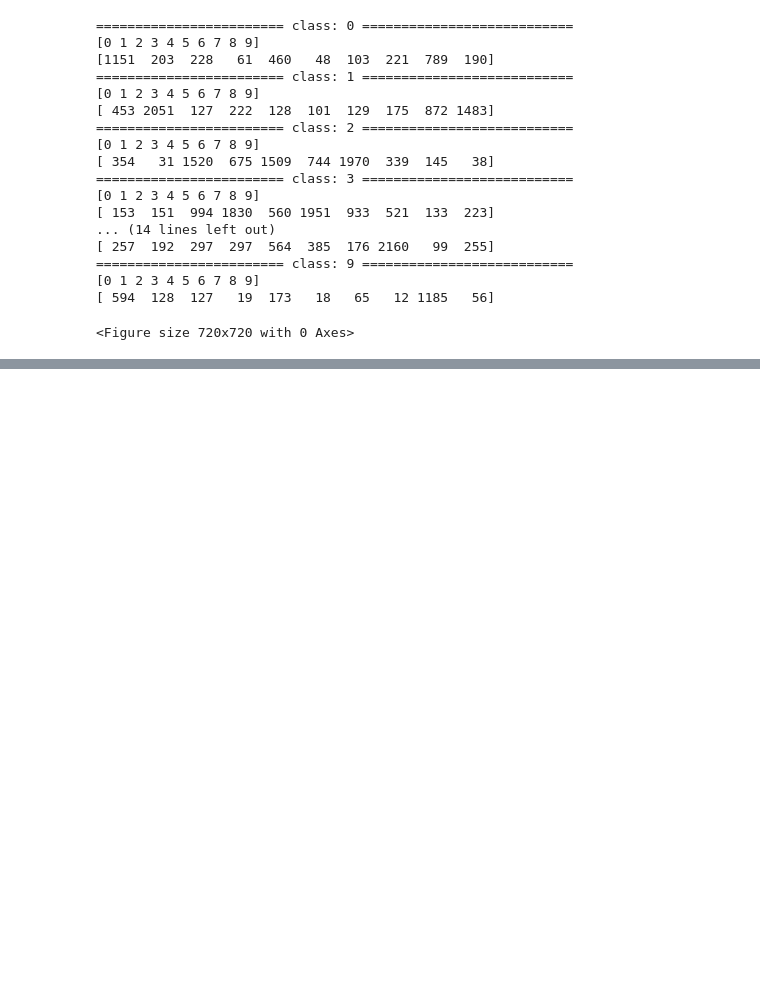
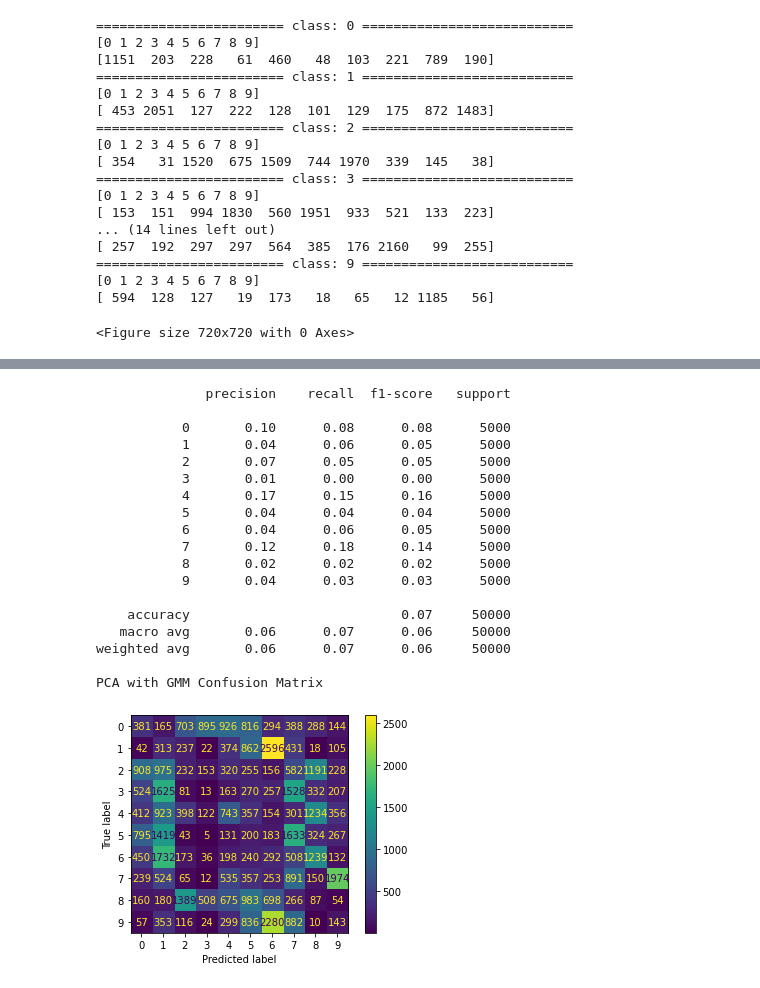
Before and after one commit to kevinlu1736/cogs118b-final-project, a Jupyter notebook: FinalProject.ipynb, the cells around one changed output, grey strips where cells are left out. Cells and saved outputs as stored; diff of their text form; code cells hidden in the pictures; blank space fills up the shorter version.

```diff
--- a/FinalProject.ipynb
+++ b/FinalProject.ipynb
@@ -582,0 +609,4 @@ with open("autoencoder_with_gmm.npy", "wb") as fp:
+# %%
+pca_gmm_df['Y_true'] = training_set['labels'].T
+pca_gmm_df['Y_pred'] = np.argmax(pca_gmm, axis=1)
+pca_gmm_df
@@ -582,0 +653,26 @@ with open("autoencoder_with_gmm.npy", "wb") as fp:
+# %%
+pca_conf = confusion_matrix(pca_gmm_df['Y_true'], pca_gmm_df['Y_pred'])
+pca_disp = ConfusionMatrixDisplay(pca_conf)
+pca_disp.plot();
+print(classification_report(pca_gmm_df['Y_true'], pca_gmm_df['Y_pred']))
+print("PCA with GMM Confusion Matrix")
+# %% [output]
+              precision    recall  f1-score   support
+
+           0       0.10      0.08      0.08      5000
+           1       0.04      0.06      0.05      5000
+           2       0.07      0.05      0.05      5000
+           3       0.01      0.00      0.00      5000
+           4       0.17      0.15      0.16      5000
+           5       0.04      0.04      0.04      5000
+           6       0.04      0.06      0.05      5000
+           7       0.12      0.18      0.14      5000
+           8       0.02      0.02      0.02      5000
+           9       0.04      0.03      0.03      5000
+
+    accuracy                           0.07     50000
+   macro avg       0.06      0.07      0.06     50000
+weighted avg       0.06      0.07      0.06     50000
+
+PCA with GMM Confusion Matrix
+[figure, added]
```
Also changed, not shown: parts of 5 cells of this notebook.
